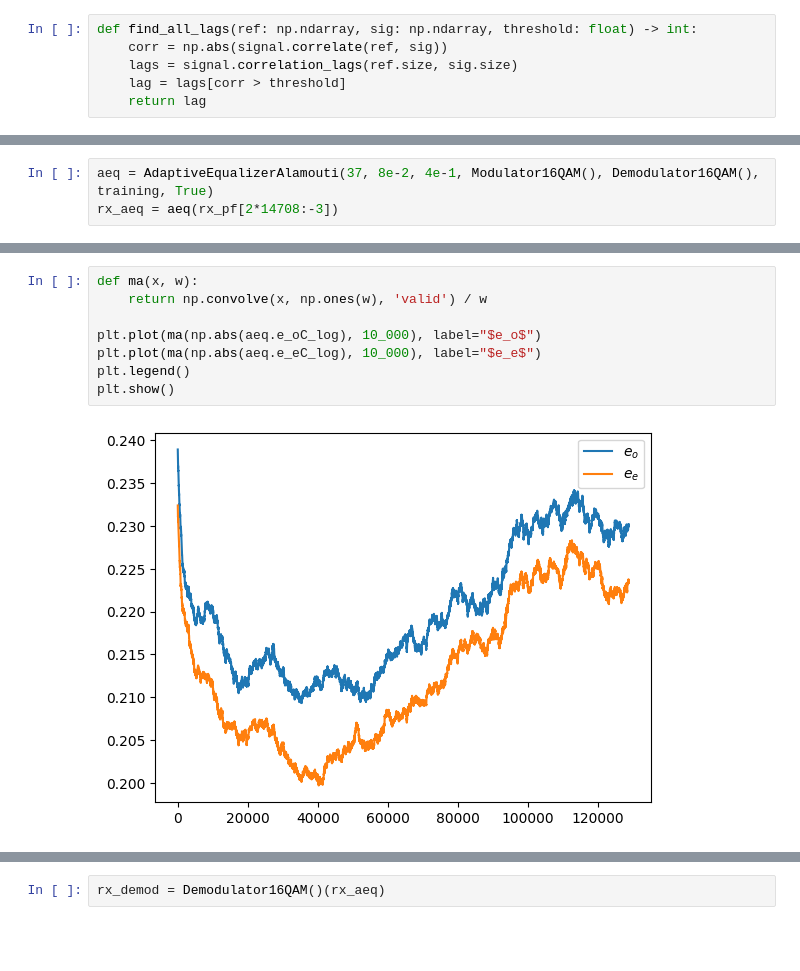
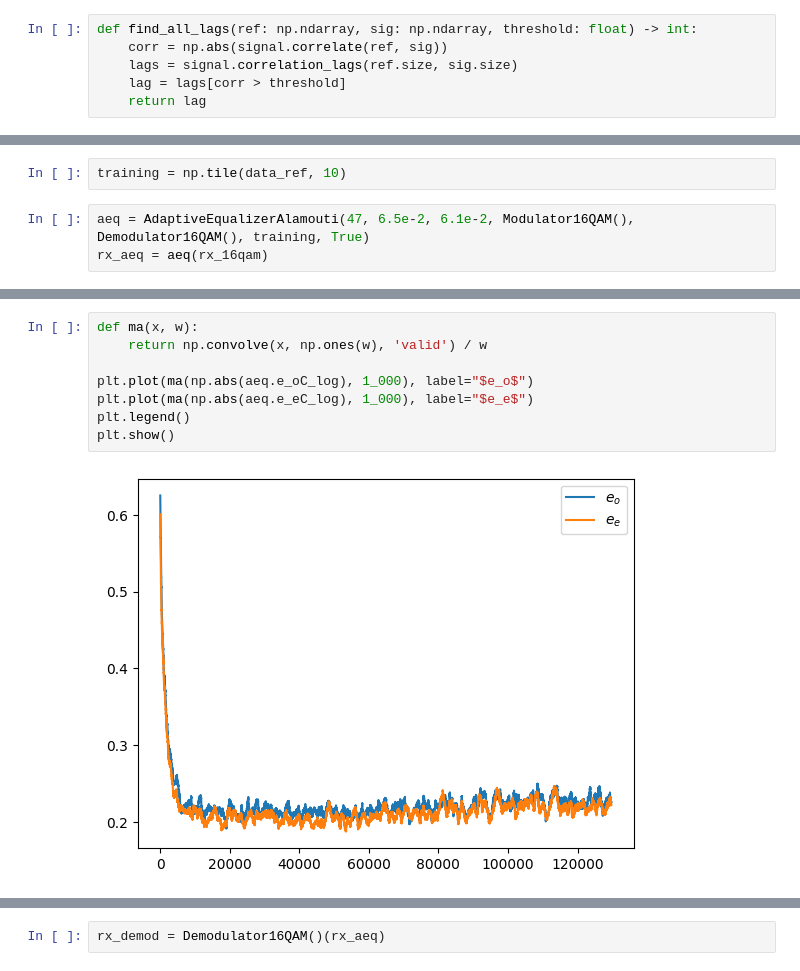
Before and after one commit to antroseco/fibre-sim, a Jupyter notebook: lab_data_alamouti.ipynb, the cells around one changed output, grey strips where cells are left out. Saved outputs shown, nothing was run; the diff lists cells and outputs as text; blank space fills up the shorter version.

Commit message:
Alamouti lab data: tweak parameters and remove QPSK sync signal

```diff
--- a/lab_data_alamouti.ipynb
+++ b/lab_data_alamouti.ipynb
@@ -197,3 +241,5 @@ assert training.size == 348160
+# %%
+training = np.tile(data_ref, 10)
 # %%
-aeq = AdaptiveEqualizerAlamouti(37, 8e-2, 4e-1, Modulator16QAM(), Demodulator16QAM(), training, True)
-rx_aeq = aeq(rx_pf[2*14708:-3])
+aeq = AdaptiveEqualizerAlamouti(47, 6.5e-2, 6.1e-2, Modulator16QAM(), Demodulator16QAM(), training, True)
+rx_aeq = aeq(rx_16qam)
@@ -231,11 +289,11 @@ plt.show()
 # %%
 def ma(x, w):
     return np.convolve(x, np.ones(w), 'valid') / w
 
-plt.plot(ma(np.abs(aeq.e_oC_log), 10_000), label="$e_o$")
-plt.plot(ma(np.abs(aeq.e_eC_log), 10_000), label="$e_e$")
+plt.plot(ma(np.abs(aeq.e_oC_log), 1_000), label="$e_o$")
+plt.plot(ma(np.abs(aeq.e_eC_log), 1_000), label="$e_e$")
 plt.legend()
 plt.show()
 # %% [output]
-[figure, old version]
+[figure, new version]
 # %%
```
Also changed, not shown: parts of 22 cells of this notebook.
